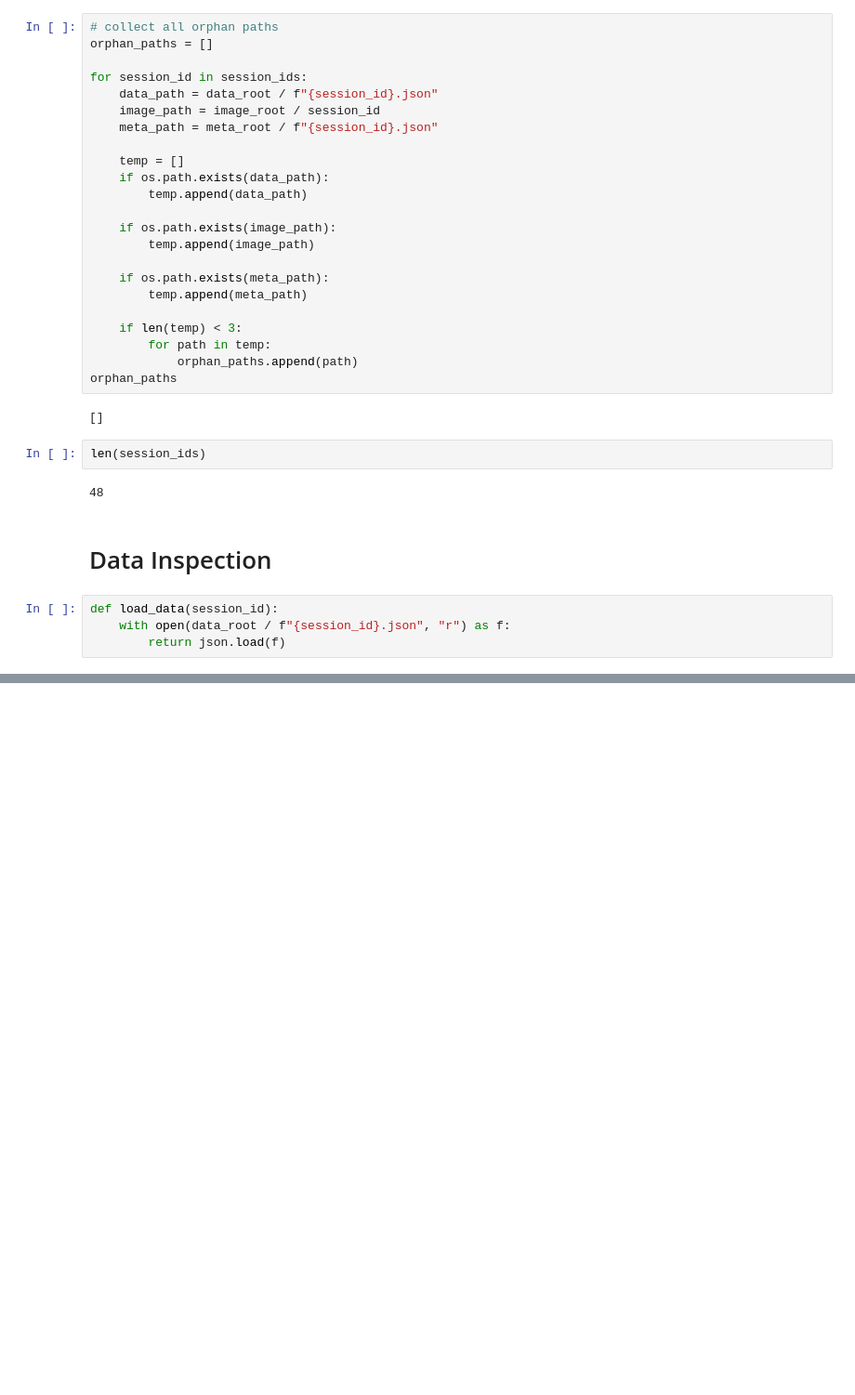
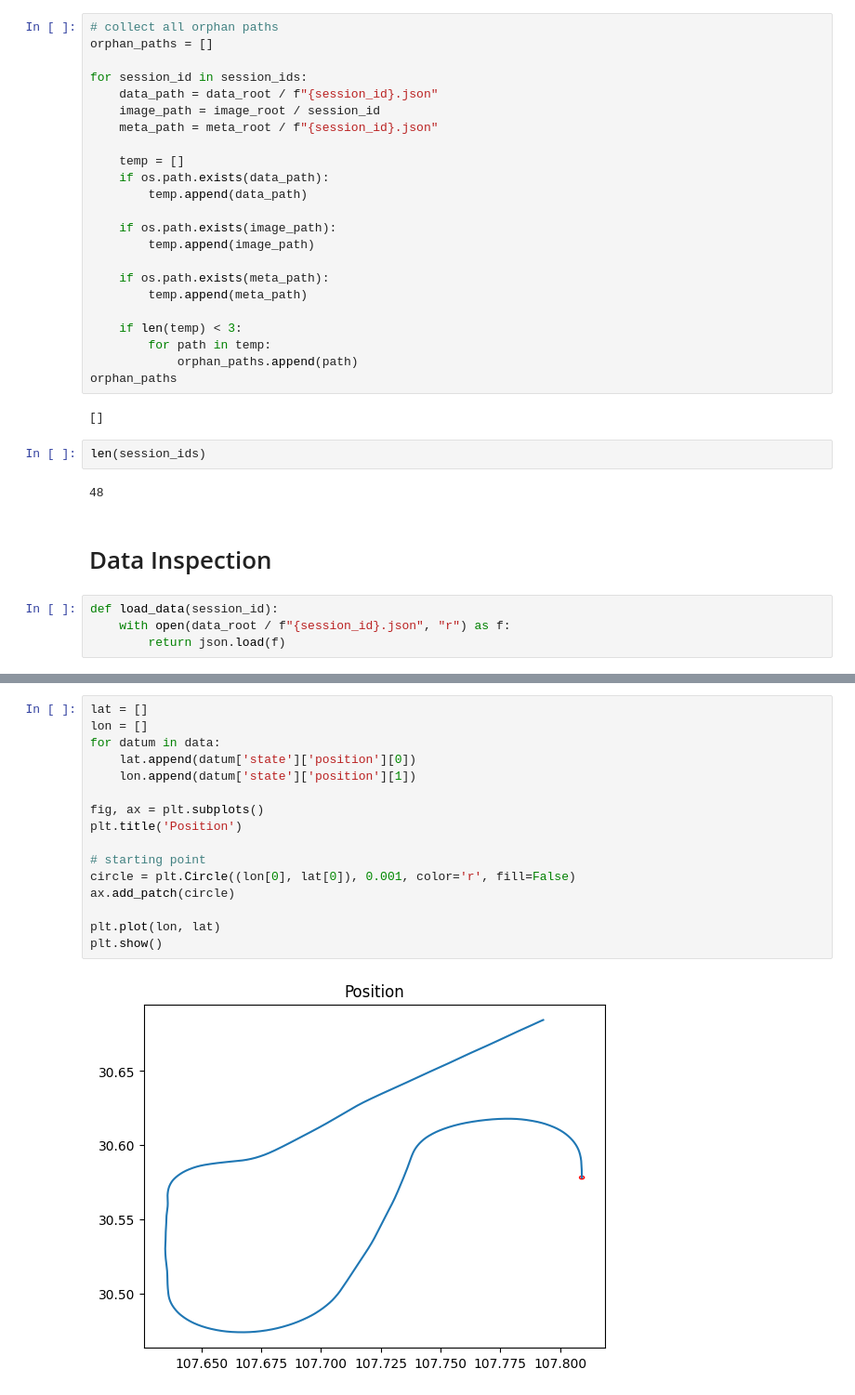
Before and after one commit to litcoderr/flybyml, a Jupyter notebook: dataset/inspect.ipynb, the cells around one changed output, grey strips where cells are left out. Shown at 93% size. Saved outputs shown, nothing was run; the diff lists cells and outputs as text; blank space fills up the shorter version.

```diff
--- a/dataset/inspect.ipynb
+++ b/dataset/inspect.ipynb
@@ -85,0 +86,18 @@ plt.show()
+# %%
+lat = []
+lon = []
+for datum in data:
+    lat.append(datum['state']['position'][0])
+    lon.append(datum['state']['position'][1])
+
+fig, ax = plt.subplots()
+plt.title('Position')
+
+# starting point
+circle = plt.Circle((lon[0], lat[0]), 0.001, color='r', fill=False)
+ax.add_patch(circle)
+
+plt.plot(lon, lat)
+plt.show()
+# %% [output]
+[figure, added]
```
Also changed, not shown: parts of 2 cells of this notebook.
